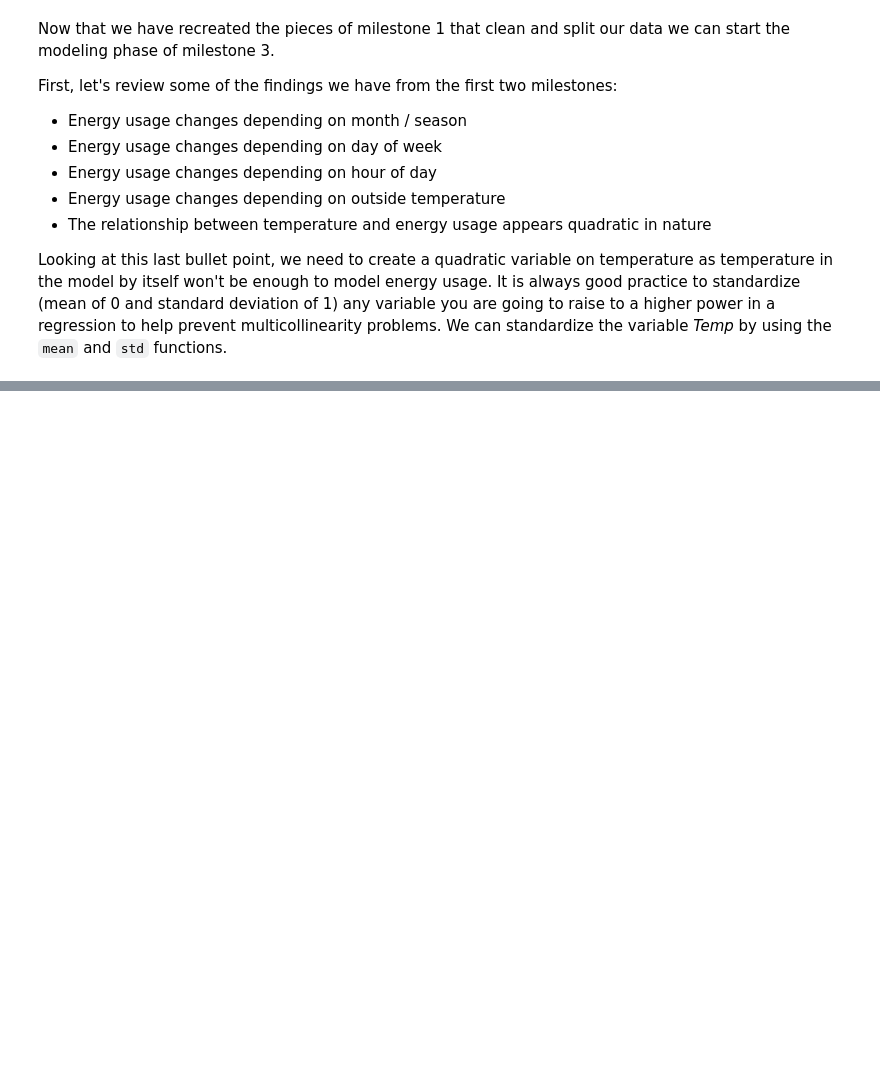
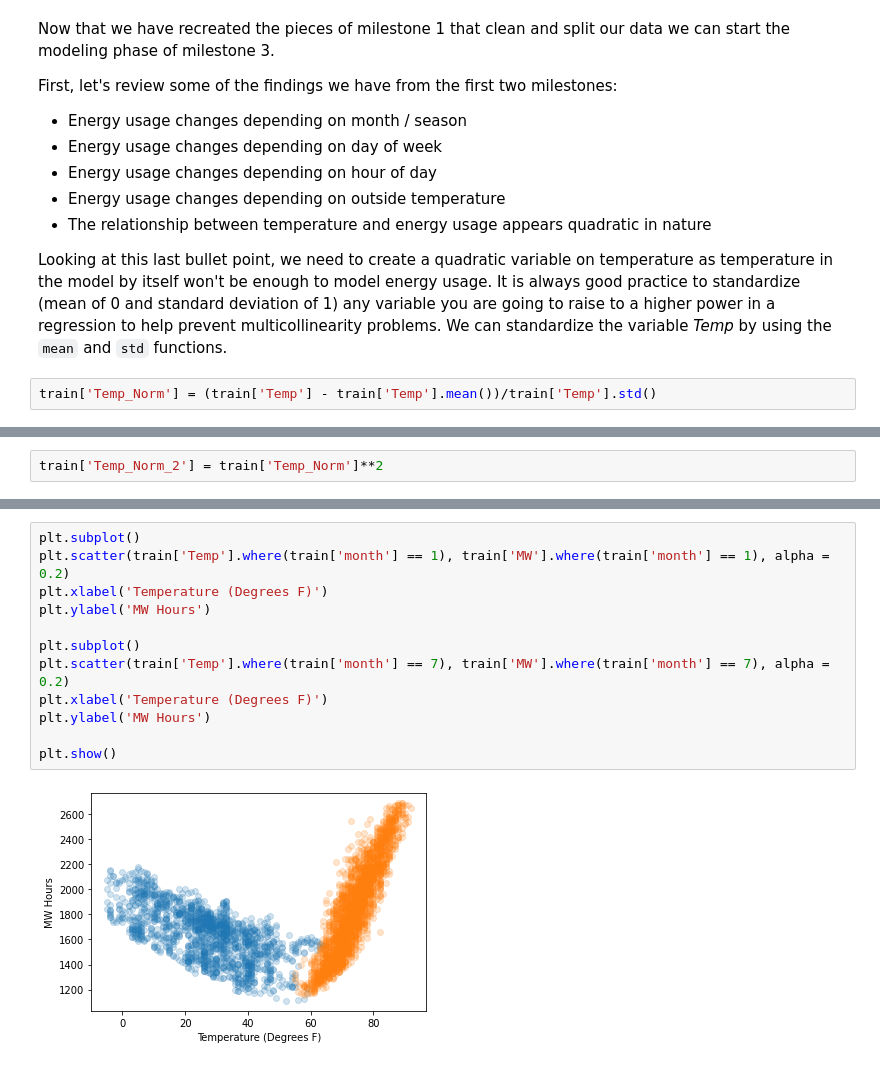
Before and after one commit to BundeAmos/Time_Series, a Jupyter notebook: Forecasting_Energy_Demand.ipynb, the cells around one changed output, grey strips where cells are left out. Cells and saved outputs as stored; diff of their text form; blank space fills up the shorter version.

````diff
--- a/Forecasting_Energy_Demand.ipynb
+++ b/Forecasting_Energy_Demand.ipynb
@@ -239,3 +239,5 @@ First, let's review some of the findings we have from the first two milestones:
 - The relationship between temperature and energy usage appears quadratic in nature
 
 Looking at this last bullet point, we need to create a quadratic variable on temperature as temperature in the model by itself won't be enough to model energy usage. It is always good practice to standardize (mean of 0 and standard deviation of 1) any variable you are going to raise to a higher power in a regression to help prevent multicollinearity problems. We can standardize the variable *Temp* by using the ```mean``` and ```std``` functions.
+# %%
+train['Temp_Norm'] = (train['Temp'] - train['Temp'].mean())/train['Temp'].std()
@@ -241,0 +246,2 @@ Looking at this last bullet point, we need to create a quadratic variable on tem
+# %%
+train['Temp_Norm_2'] = train['Temp_Norm']**2
@@ -241,0 +284,14 @@ Looking at this last bullet point, we need to create a quadratic variable on tem
+# %%
+plt.subplot()
+plt.scatter(train['Temp'].where(train['month'] == 1), train['MW'].where(train['month'] == 1), alpha = 0.2)
+plt.xlabel('Temperature (Degrees F)')
+plt.ylabel('MW Hours')
+
+plt.subplot()
+plt.scatter(train['Temp'].where(train['month'] == 7), train['MW'].where(train['month'] == 7), alpha = 0.2)
+plt.xlabel('Temperature (Degrees F)')
+plt.ylabel('MW Hours')
+
+plt.show()
+# %% [output]
+[figure, added]
````
Also changed, not shown: parts of 18 cells of this notebook.
